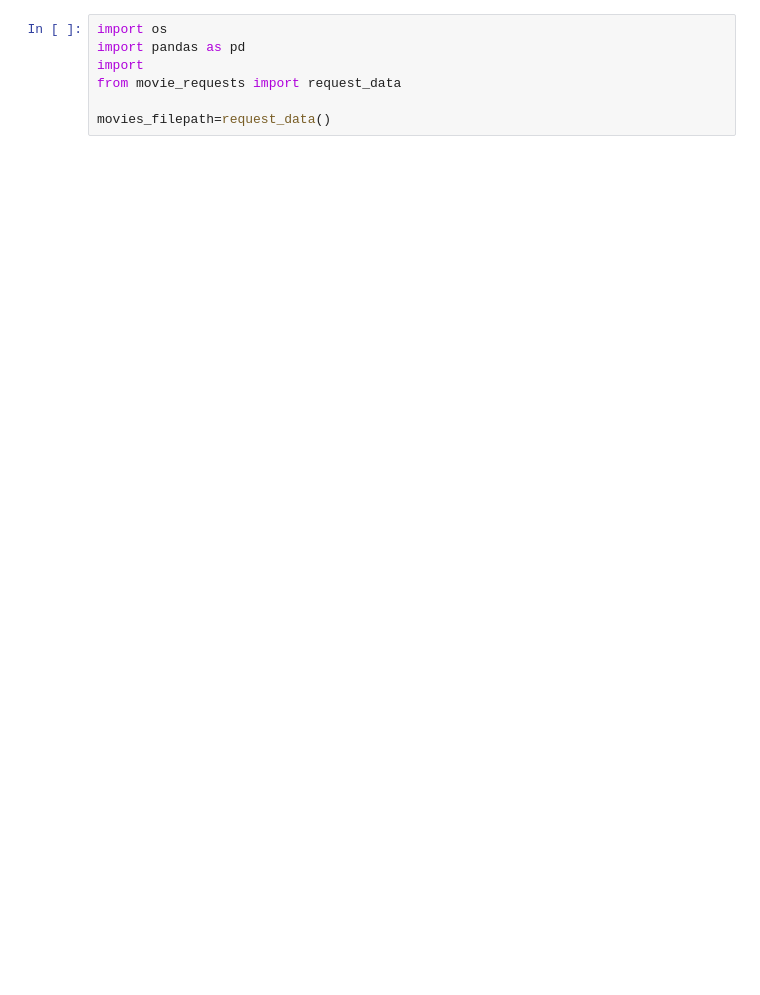
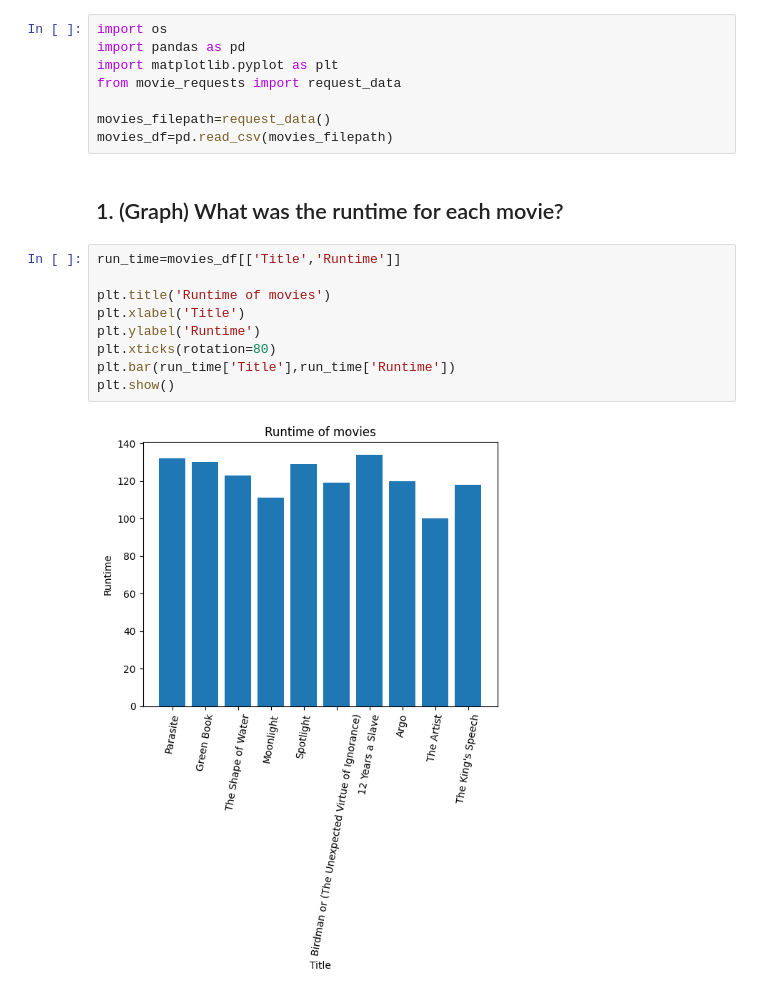
Before and after one commit to sahvsergio/treehouse_data_analysis_techdegree_unit8, a Jupyter notebook: movie_analysis.ipynb, the cells around one changed output. Saved outputs shown, nothing was run; the diff lists cells and outputs as text; blank space fills up the shorter version.

Commit message:
initial advancedment in movie_analysis.ipynb

```diff
--- a/movie_analysis.ipynb
+++ b/movie_analysis.ipynb
@@ -1,7 +1,21 @@
 # %%
 import os
 import pandas as pd
-import
+import matplotlib.pyplot as plt
 from movie_requests import request_data
 
 movies_filepath=request_data()
+movies_df=pd.read_csv(movies_filepath)
+# %% [markdown]
+## 1. (Graph) What was the runtime for each movie?
+# %%
+run_time=movies_df[['Title','Runtime']]
+
+plt.title('Runtime of movies')
+plt.xlabel('Title')
+plt.ylabel('Runtime')
+plt.xticks(rotation=80)
+plt.bar(run_time['Title'],run_time['Runtime'])
+plt.show()
+# %% [output]
+[figure, added]
```
Also changed, not shown: parts of 5 cells of this notebook, 2 other files.
